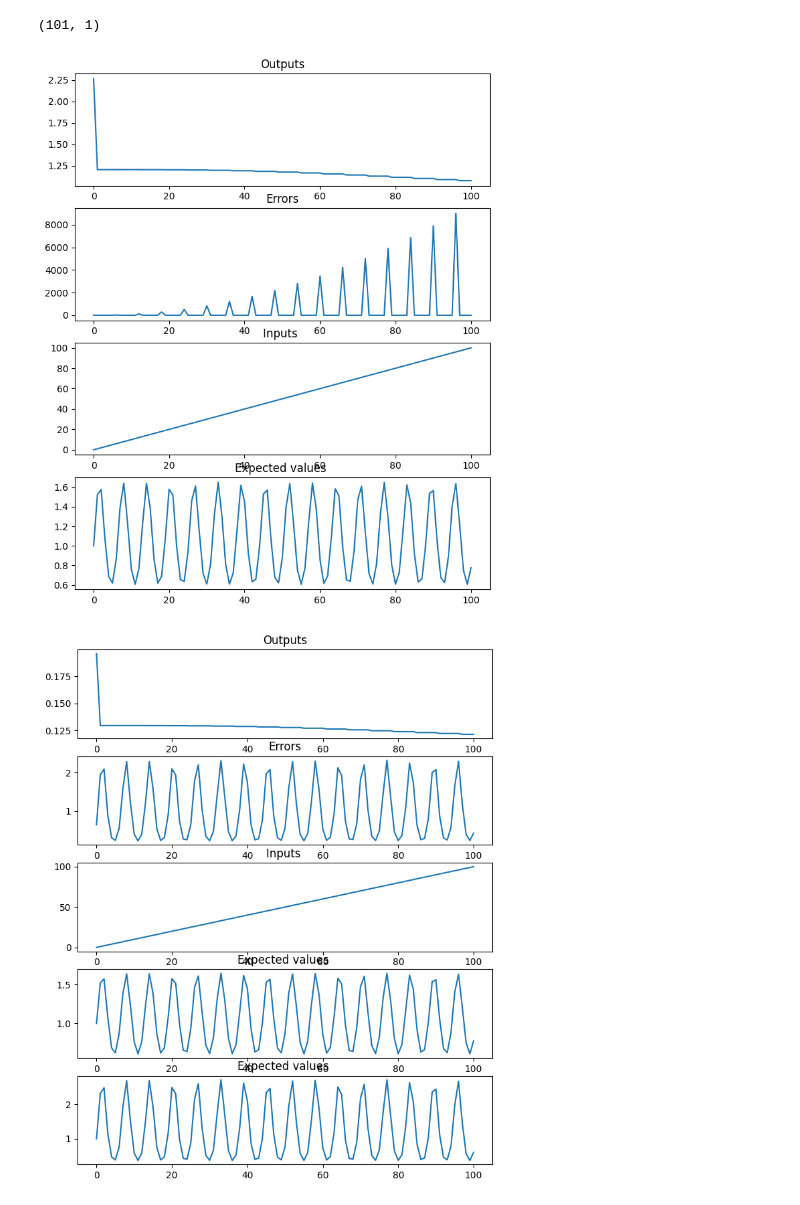
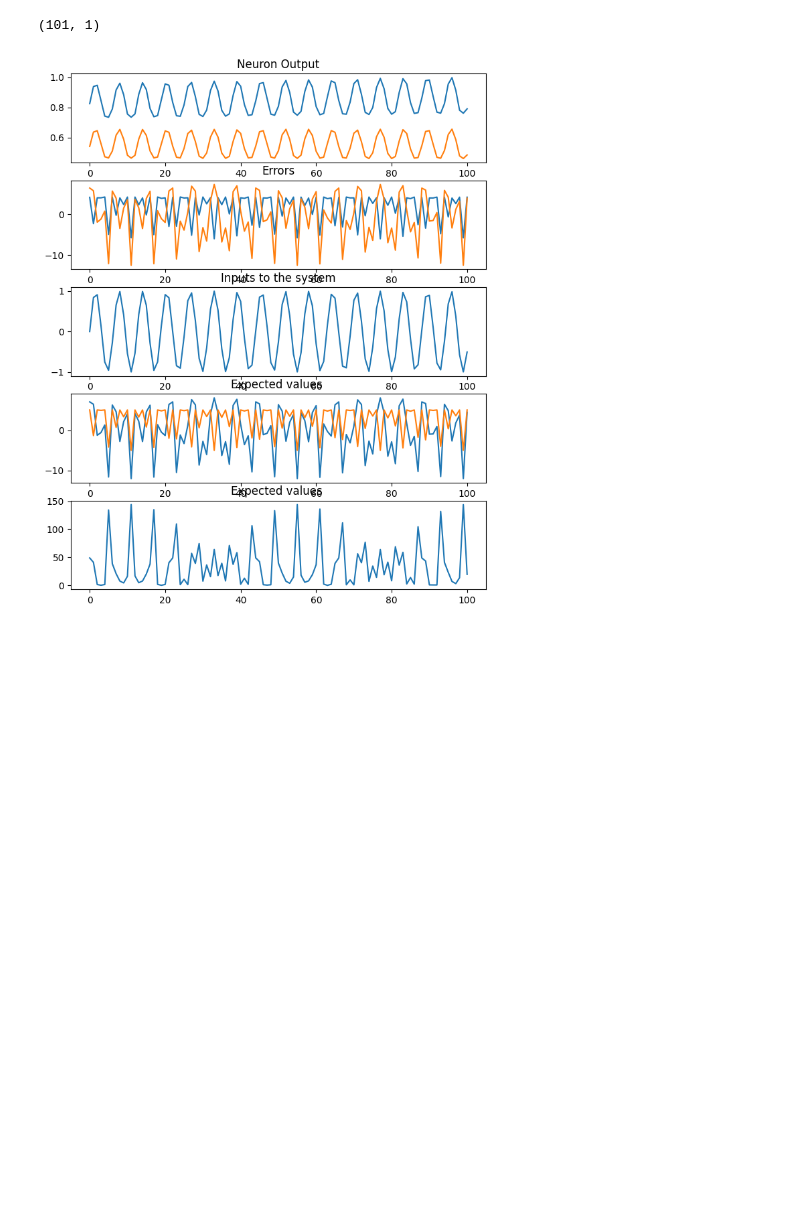
Before and after one commit to EnesErcin/NeuralNetwork_SystemID, a Jupyter notebook: PID_NN_wPY/Act/neuron.ipynb, the cells around one changed output. Saved outputs shown, nothing was run; the diff lists cells and outputs as text; code cells hidden in the pictures; blank space fills up the shorter version.

```diff
--- a/PID_NN_wPY/Act/neuron.ipynb
+++ b/PID_NN_wPY/Act/neuron.ipynb
@@ -4,4 +4,4 @@ import random
 import matplotlib.pyplot as plt
 from func import neuron_layer,neuron_layers
 # %%
-my_layers = neuron_layers([1,2,3,2],0.005)
+my_layers = neuron_layers([2,1,2,1],0.005)
@@ -14,5 +7,0 @@ np.shape(my_layers.layers[-1].x)
-# %%
-data = np.reshape(np.array([2]) , (1,1))
-expected = np.reshape(np.array([2]), (1,1))
-
-err , exp , desired = my_layers.calc_output(data,expected)
@@ -229,6 +336,8 @@ np.shape(my_expected_val_1)
 # %%
 output = np.zeros((np.shape(time_array)[0],2,1))
 error = np.zeros((np.shape(time_array)[0],2,1))
+
+store_dw = []
 
 epoc = 5
 for j in range (0,epoc):
@@ -236,6 +345,7 @@ for j in range (0,epoc):
         ## Feed forward
         err,exp,desired = my_layers.calc_output(my_data_set_1[i],my_expected_val_1[i])
         my_layers.back_prop()
+        store_dw.append(my_layers.layers[-1].j)
 
         if (j == epoc-1):
         ## Backprop
@@ -296,47 +406,31 @@ np.shape(x_series[:,0,:])
 # %%
 # Create subplots
 fig, axs = plt.subplots(5, 1, figsize=(8, 10))
 
 # Plot data on each subplot
 axs[0].plot(time_array, output[:,1,:])
-axs[0].set_title('Outputs')
+axs[0].plot(time_array, output[:,0,:])
+axs[0].set_title('Neuron Output')
 
 axs[1].plot(time_array, error[:,1,:])
+axs[1].plot(time_array, error[:,0,:])
 axs[1].set_title('Errors')
 
+
 axs[2].plot(time_array,x_series[:,0,:])
-axs[2].set_title('Inputs ')
+axs[2].set_title('Inputs to the system')
 
 axs[3].plot(time_array, exp_series[:,0,:])
+axs[3].plot(time_array, exp_series[:,1,:])
 axs[3].set_title('Expected values ')
 
 
 axs[4].plot(time_array, exp_series[:,0,:]**2)
 axs[4].set_title('Expected values ')
 
 plt.show()
-
-fig_2, axs = plt.subplots(5, 1, figsize=(8, 10))
-
-# Plot data on each subplot
-axs[0].plot(time_array, output[:,0,:])
-axs[0].set_title('Outputs')
-
-axs[1].plot(time_array, error[:,0,:])
-axs[1].set_title('Errors')
-
-axs[2].plot(time_array,x_series[:,0,:])
-axs[2].set_title('Inputs ')
-
-axs[3].plot(time_array, exp_series[:,0,:])
-axs[3].set_title('Expected values ')
-
-axs[4].plot(time_array, exp_series[:,0,:]**2)
-axs[4].set_title('Expected values ')
-plt.show()
 # %% [output]
-[figure, old version]
+[figure, new version]
-[figure, removed]
 # %%
 my_layers.layers[0].x
 # %% [output]
```
Also changed, not shown: parts of 17 cells of this notebook, 6 other files.
